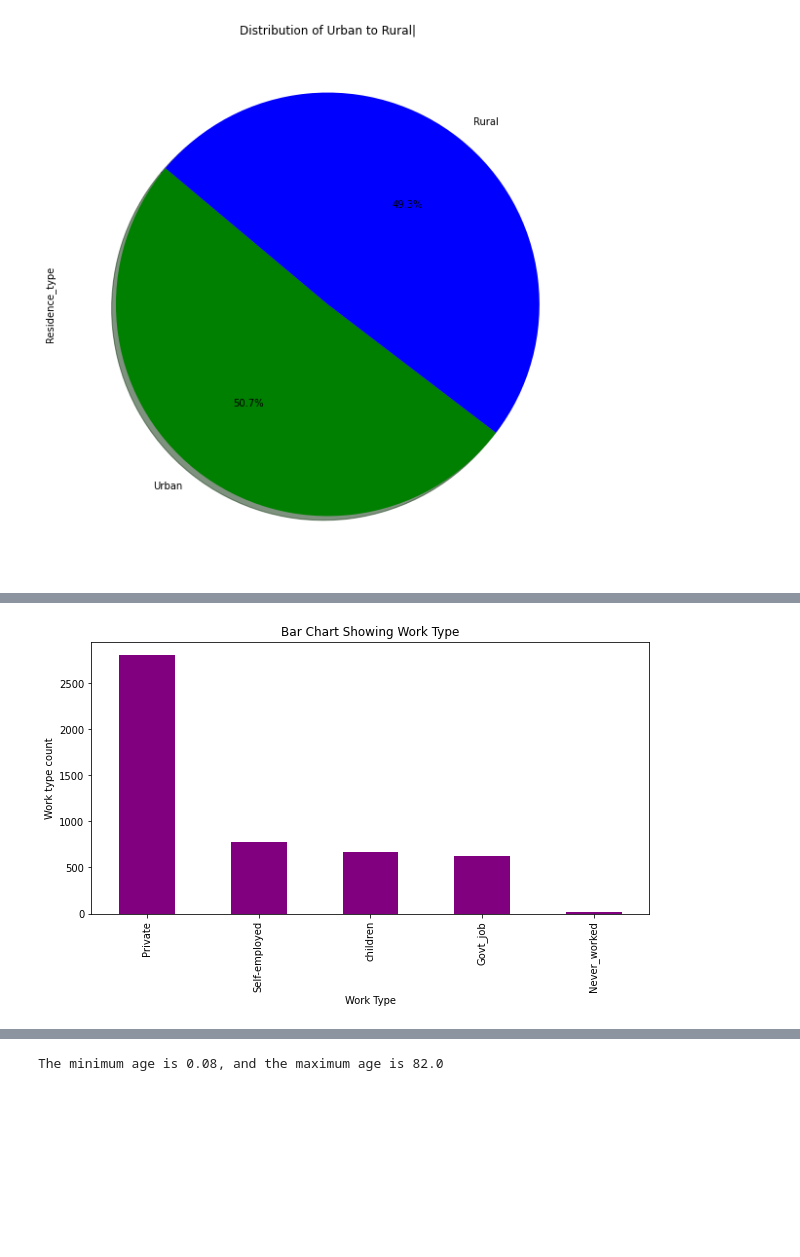
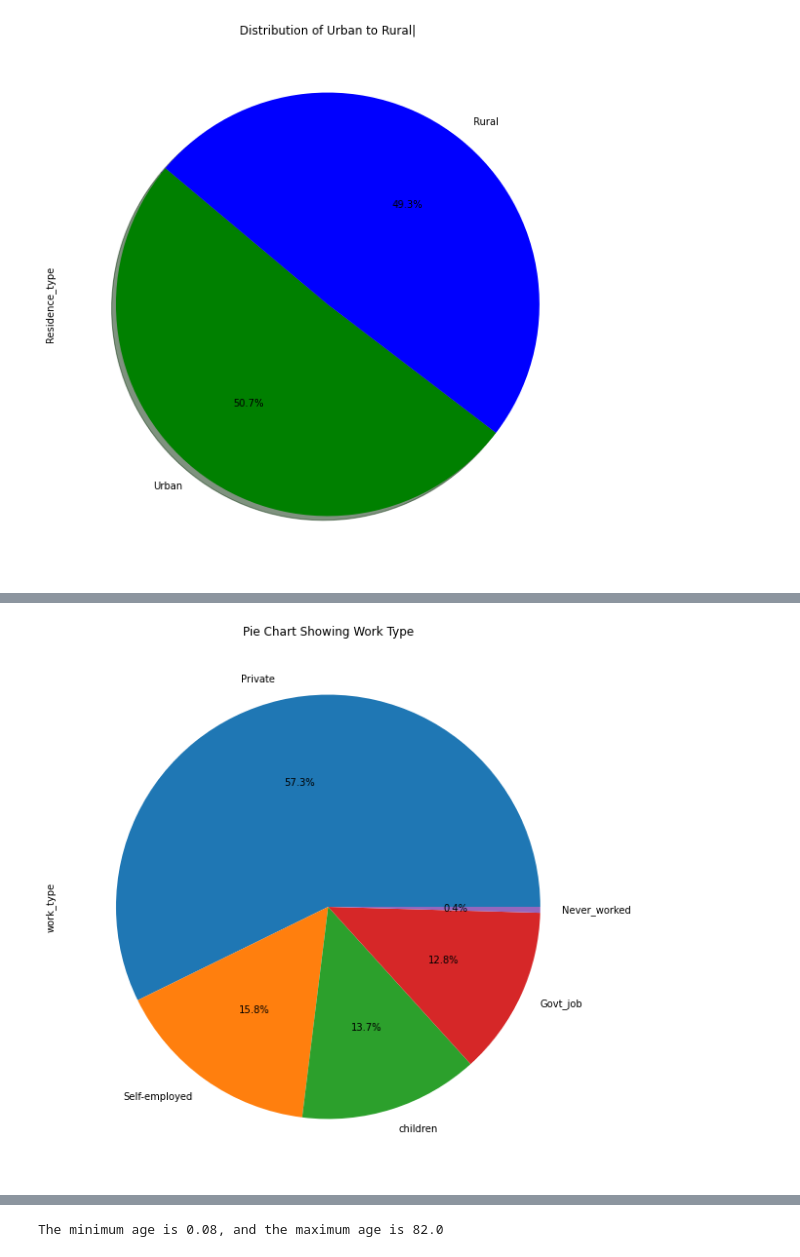
Before and after one commit to ruchisharma19/Project-4-Data-Doctors, a Jupyter notebook: Untitled.ipynb, the cells around one changed output, grey strips where cells are left out. Drawn from its saved outputs; the diff is of its cells as text; code cells hidden in the pictures; blank space fills up the shorter version.

```diff
--- a/Untitled.ipynb
+++ b/Untitled.ipynb
@@ -189,12 +190,11 @@ plt.savefig("./images/smoking_status_bar_chart.png")
 # %%
-#plot a bar chart showing work type
+#plot a pie chart showing work type
 work_type_plot = stroke_df_new['work_type'].value_counts()
-work_type_plot.plot(kind='bar',figsize=(10,5), color='purple')
+work_type_plot.plot(kind='pie',figsize=(20,10), autopct= "%1.1f%%")
 
 # set a title for the chart
-plt.title ("Bar Chart Showing Work Type")
-plt.xlabel("Work Type")
-plt.ylabel("Work type count")
-plt.savefig("./images/work_type_bar_chart.png")
+plt.title ("Pie Chart Showing Work Type")
+
+plt.savefig("./images/work_type_pie_chart.png")
 # %% [output]
-[figure, old version]
+[figure, new version]
```
Also changed, not shown: parts of 14 cells of this notebook, 7 other files.
